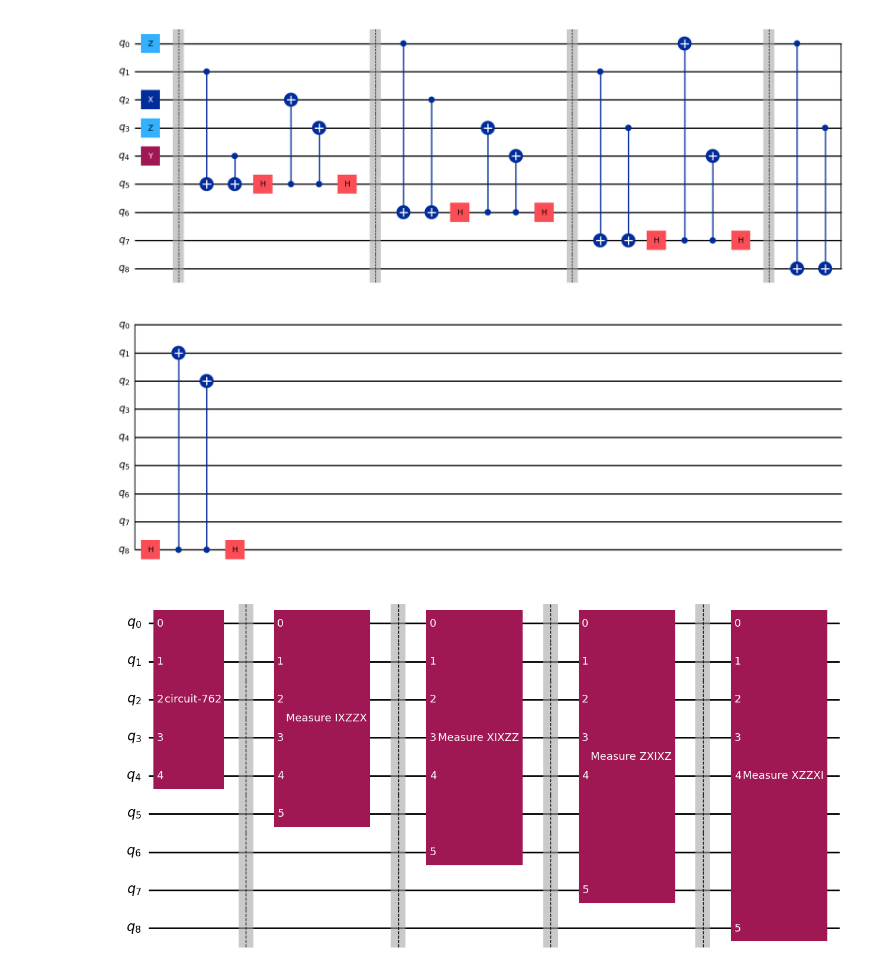
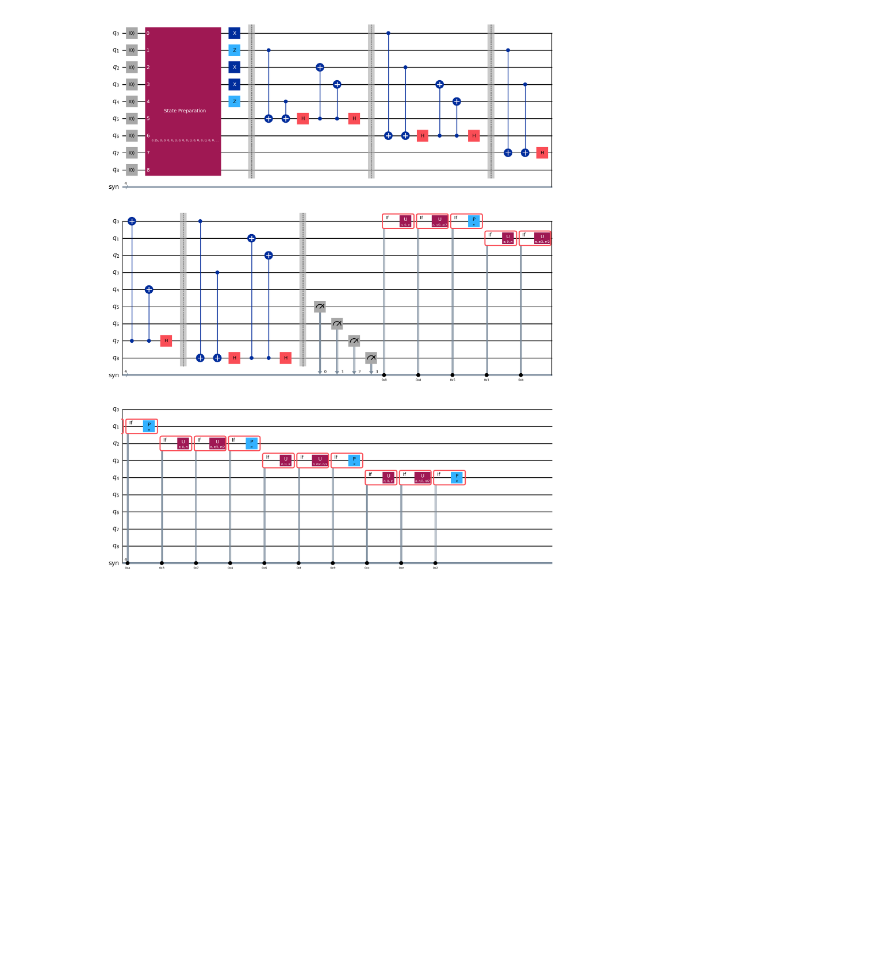
Before and after one commit to misho9714/Python-Practice, a Jupyter notebook: 5.ipynb, the cells around one changed output. Saved outputs shown, nothing was run; the diff lists cells and outputs as text; code cells hidden in the pictures; blank space fills up the shorter version.

```diff
--- a/5.ipynb
+++ b/5.ipynb
@@ -1,7 +46,7 @@
 # %%
 import random
 import numpy as np
-from qiskit import QuantumCircuit, transpile
+from qiskit import QuantumCircuit, transpile, ClassicalRegister
 from qiskit.quantum_info import Statevector, Pauli
 from qiskit_aer.noise import pauli_error
 
@@ -9,11 +54,21 @@ p = 0.3
 # Stabilizers (cyclic form) and logical Z
 G = ["IXZZX", "XIXZZ", "ZXIXZ", "XZZXI"]
 ZL = Pauli("ZZZZZ")
+XL = Pauli("XXXXX")
 n = len(G[0])
+k = n - len(G)
 
 # Logical |0_L> for the [[5,1,3]] code
 plus_terms  = ["00000","10010","01001","10100","01010","00101"]
 minus_terms = ["11011","00110","11000","11101","00011","11110","01111","10001","01100","10111"]
+
+syndrome_to_fix = {
+    "0001": ("X", 0), "1011": ("Y", 0), "1010": ("Z", 0),
+    "1000": ("X", 1), "1101": ("Y", 1), "0101": ("Z", 1),
+    "1100": ("X", 2), "1110": ("Y", 2), "0010": ("Z", 2),
+    "0110": ("X", 3), "1111": ("Y", 3), "1001": ("Z", 3),
+    "0011": ("X", 4), "0111": ("Y", 4), "0100": ("Z", 4),
+}
 
 amps = np.zeros(32, dtype=complex)
 for b in plus_terms:
@@ -22,7 +77,7 @@ for b in minus_terms:
     amps[int(b,2)] -= 1/4
 
 sv = Statevector(amps)
-sv = sv.tensor(Statevector.from_label('0' * len(G)))
+sv = sv.tensor(Statevector.from_label('0' * (n - k)))
 
 def pauli_error_on_all_data_qubits(p) -> QuantumCircuit:
     qc = QuantumCircuit(n)
@@ -43,39 +98,52 @@ def measure_stabilizer(p_string) -> QuantumCircuit:
     x_indices = np.zeros(n, dtype=int)
     z_indices = np.zeros(n, dtype=int)
     qc = QuantumCircuit(n + 1, name=f"Measure {p_string}")
 
     for i, p in enumerate(p_string):
         if p == 'X':
             x_indices[i] = 1
         elif p == 'Z':
             z_indices[i] = 1
 
     for i in range(n):
         if x_indices[i] == 1:
             qc.cx(i, n)
 
     qc.h(n)
     for i in range(n):
         if z_indices[i] == 1:
             qc.cx(n, i)
 
     qc.h(n)
 
     return qc
 
-qc_5q = QuantumCircuit(n + len(G))
+qc_5q = QuantumCircuit(n + n - k)
+qc_5q.initialize(sv.data, range(n + n - k))
 qc_5q.append(pauli_error_on_all_data_qubits(p), range(n))
 
-# qc_5q.initialize(sv.data, range(5))
-for i in range(len(G)):
+
+for i in range(n - k):
     qc_5q.barrier()
     qc_5q.append(measure_stabilizer(G[i]), list(range(n)) + [n + i])
 
-# display(measure_stabilizer(G[0]).draw(output="mpl"))
+qc_5q.barrier()
+syn = ClassicalRegister(n - k, "syn")
+qc_5q.add_register(syn)
+qc_5q.measure(range(n, n + n - k), syn)
+
+def apply_fix(pauli, q):
+    if pauli == "X": qc_5q.x(q)
+    elif pauli == "Z": qc_5q.z(q)
+    else: qc_5q.y(q)
+
+# add classical control blocks for each nonzero syndrome
+for s, (pauli, q) in syndrome_to_fix.items():
+    val = int(s[::-1], 2)              # syn[0] is LSB → reverse string
+    with qc_5q.if_test((syn, val)):       # run when syn equals this syndrome
+        apply_fix(pauli, q)
+
 display(qc_5q.decompose().draw(output="mpl"))
-display(qc_5q.draw(output="mpl"))
-
-sv.evolve(qc_5q)
+# display(qc_5q.draw(output="mpl"))
 # %% [output]
-[figure, old version]
+[figure, new version]
-[figure, removed]
```
Also changed, not shown: parts of 4 cells of this notebook.
